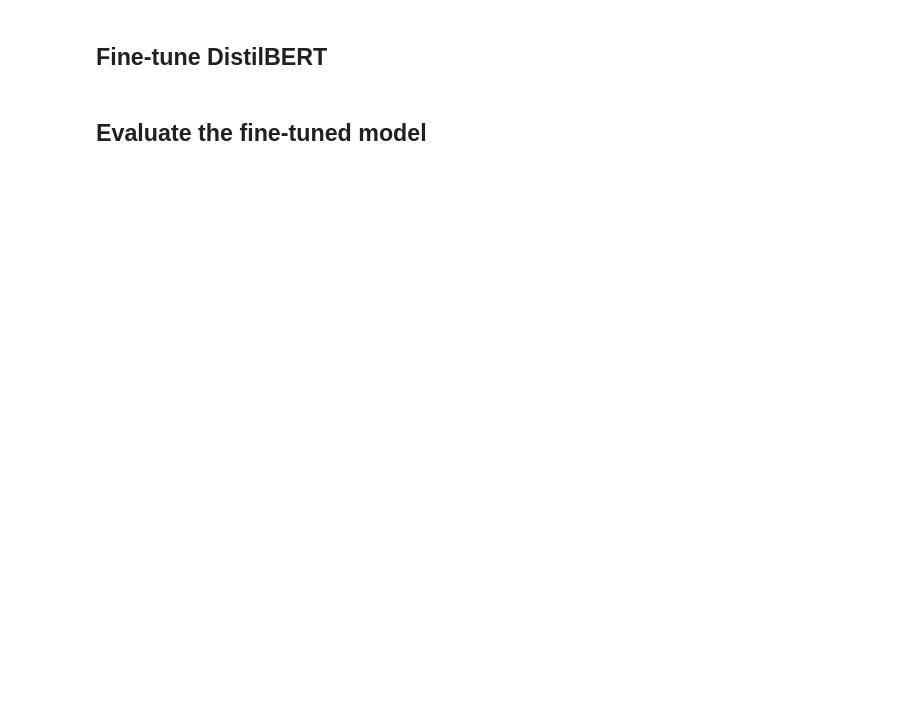
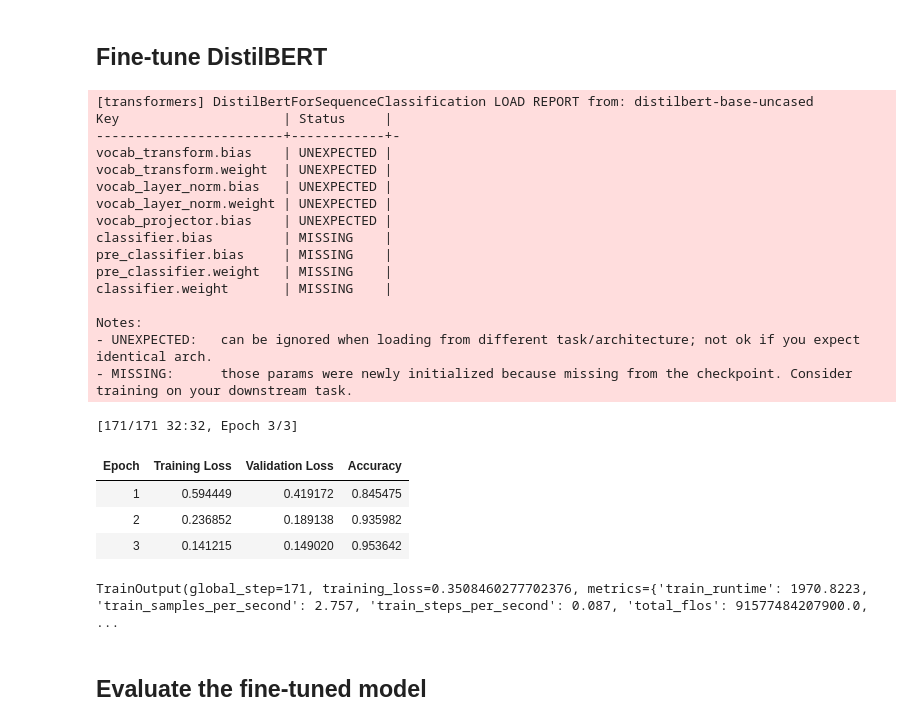
Before and after one commit to Pranav-BITS007/API_Assignment_2, a Jupyter notebook: finetune/finetune_phrasebank.ipynb, the cells around one changed output. Drawn from its saved outputs; the diff is of its cells as text; code cells hidden in the pictures; blank space fills up the shorter version.

Commit message:
Executed notebook with outputs; working loader and v5-compatible training

```diff
--- a/finetune/finetune_phrasebank.ipynb
+++ b/finetune/finetune_phrasebank.ipynb
@@ -24,0 +15,32 @@ print("Label distribution (train):", sorted(
+# %%
+import pandas as pd
+from datasets import Dataset, ClassLabel
+
+LABELS = ["negative", "neutral", "positive"]  # label order: 0,1,2
+
+BASE = ("https://huggingface.co/datasets/ghbacct/"
+        "financial-phrasebank-all-agree-classification/resolve/"
+        "refs%2Fconvert%2Fparquet/default")
+df = pd.concat([
+    pd.read_parquet(f"{BASE}/train/0000.parquet"),
+    pd.read_parquet(f"{BASE}/test/0000.parquet"),
+], ignore_index=True)
+print("raw shape:", df.shape, "| columns:", df.columns.tolist())
+print(df.head(2).to_dict("records"))
+
+# normalise column names
+text_col = next(c for c in df.columns if c.lower() in ("sentence", "text", "phrase"))
+label_col = next(c for c in df.columns if "label" in c.lower())
+df = df.rename(columns={text_col: "sentence", label_col: "label"})[["sentence", "label"]]
+
+# normalise labels to ints 0/1/2 in LABELS order
+if df["label"].dtype == object:
+    df["label"] = df["label"].str.lower().map({l: i for i, l in enumerate(LABELS)})
+df["label"] = df["label"].astype(int)
+print("label counts:", df["label"].value_counts().to_dict())
+
+full = Dataset.from_pandas(df, preserve_index=False)
+full = full.cast_column("label", ClassLabel(names=LABELS))
+ds = full.train_test_split(test_size=0.2, seed=42, stratify_by_column="label")
+train_ds, test_ds = ds["train"], ds["test"]
+print(train_ds, test_ds)
@@ -54,34 +98,57 @@ train_tok = train_ds.map(tokenize, batched=True)
 test_tok = test_ds.map(tokenize, batched=True)
 
 model = AutoModelForSequenceClassification.from_pretrained(
     MODEL, num_labels=3,
     id2label={i: l for i, l in enumerate(LABELS)},
     label2id={l: i for i, l in enumerate(LABELS)},
 )
 
 accuracy = evaluate.load("accuracy")
 def compute_metrics(eval_pred):
     logits, labels = eval_pred
     return accuracy.compute(predictions=np.argmax(logits, -1), references=labels)
 
 args = TrainingArguments(
     output_dir="ft-out",
     num_train_epochs=3,
     per_device_train_batch_size=32,
     per_device_eval_batch_size=64,
     learning_rate=2e-5,
     eval_strategy="epoch",
     logging_steps=20,
     save_strategy="no",
     report_to="none",
     seed=42,
 )
 
 trainer = Trainer(model=model, args=args, train_dataset=train_tok,
-                  eval_dataset=test_tok, tokenizer=tok,
+                  eval_dataset=test_tok, processing_class=tok,
                   data_collator=DataCollatorWithPadding(tok),
                   compute_metrics=compute_metrics)
 trainer.train()
+# %% [output]
+[transformers] DistilBertForSequenceClassification LOAD REPORT from: distilbert-base-uncased
+Key                     | Status     |
+------------------------+------------+-
+vocab_transform.bias    | UNEXPECTED |
+vocab_transform.weight  | UNEXPECTED |
+vocab_layer_norm.bias   | UNEXPECTED |
+vocab_layer_norm.weight | UNEXPECTED |
+vocab_projector.bias    | UNEXPECTED |
+classifier.bias         | MISSING    |
+pre_classifier.bias     | MISSING    |
+pre_classifier.weight   | MISSING    |
+classifier.weight       | MISSING    |
+
+Notes:
+- UNEXPECTED:   can be ignored when loading from different task/architecture; not ok if you expect identical arch.
+- MISSING:      those params were newly initialized because missing from the checkpoint. Consider training on your downstream task.
+[171/171 32:32, Epoch 3/3]
+| Epoch | Training Loss | Validation Loss | Accuracy |
+| 1 | 0.594449 | 0.419172 | 0.845475 |
+| 2 | 0.236852 | 0.189138 | 0.935982 |
+| 3 | 0.141215 | 0.149020 | 0.953642 |
+TrainOutput(global_step=171, training_loss=0.3508460277702376, metrics={'train_runtime': 1970.8223, 'train_samples_per_second': 2.757, 'train_steps_per_second': 0.087, 'total_flos': 91577484207900.0,  ...
 # %% [markdown]
 ## Evaluate the fine-tuned model
 # %%
```
Also changed, not shown: parts of 5 cells of this notebook, 1 other file.
